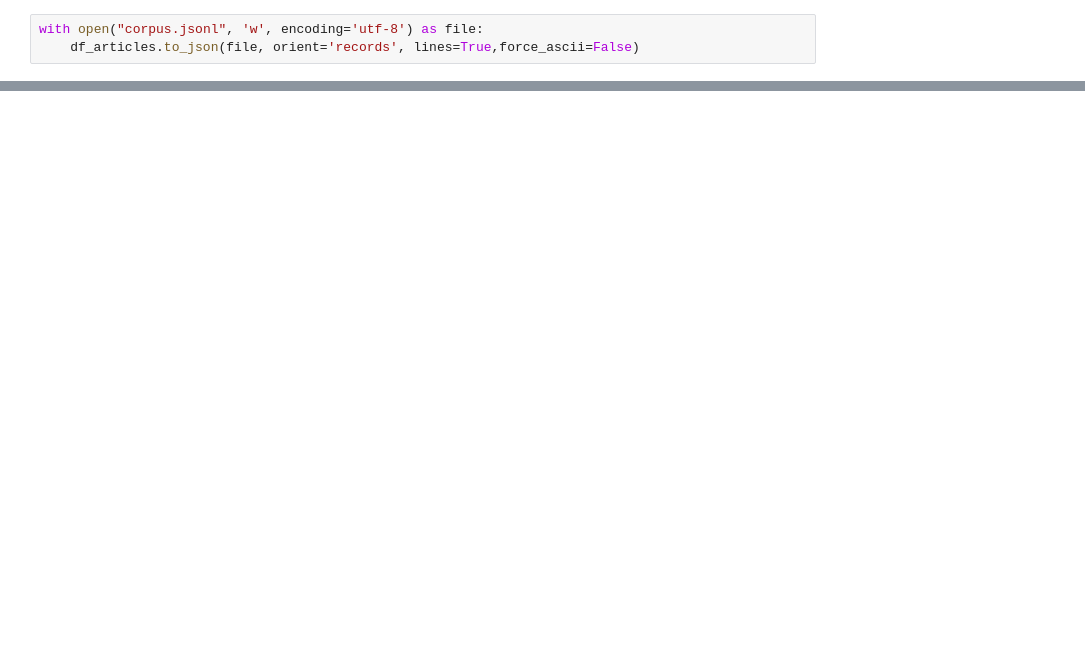
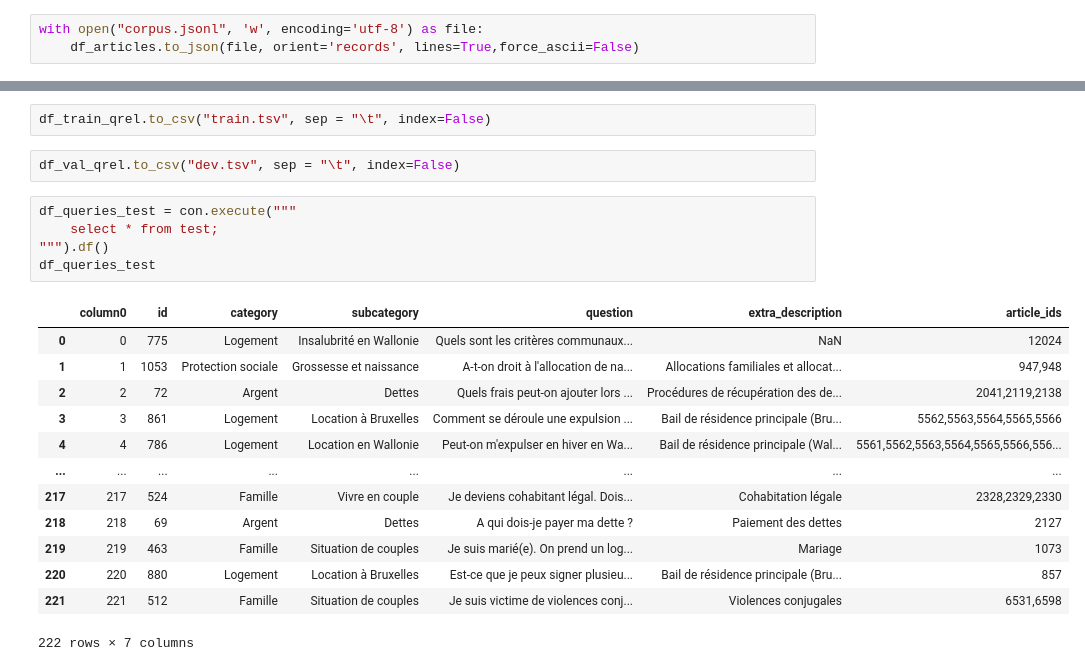
Before and after one commit to ymurong/Synthetic_Data_in_Legal_Retrieval, a Jupyter notebook: scripts/baseline/bsard/data/load_data.ipynb, the cells around one changed output, grey strips where cells are left out. Drawn from its saved outputs; the diff is of its cells as text; blank space fills up the shorter version.

Commit message:
qrels

```diff
--- a/scripts/baseline/bsard/data/load_data.ipynb
+++ b/scripts/baseline/bsard/data/load_data.ipynb
@@ -76,0 +153,23 @@ with open("corpus.jsonl", 'w', encoding='utf-8') as file:
+# %%
+df_train_qrel.to_csv("train.tsv", sep = "\t", index=False)
+# %%
+df_val_qrel.to_csv("dev.tsv", sep = "\t", index=False)
+# %%
+df_queries_test = con.execute("""
+    select * from test;
+""").df()
+df_queries_test
+# %% [output]
+|  | column0 | id | category | subcategory | question | extra_description | article_ids |
+| 0 | 0 | 775 | Logement | Insalubrité en Wallonie | Quels sont les critères communaux... | NaN | 12024 |
+| 1 | 1 | 1053 | Protection sociale | Grossesse et naissance | A-t-on droit à l'allocation de na... | Allocations familiales et allocat... | 947,948 |
+| 2 | 2 | 72 | Argent | Dettes | Quels frais peut-on ajouter lors ... | Procédures de récupération des de... | 2041,2119,2138 |
+| 3 | 3 | 861 | Logement | Location à Bruxelles | Comment se déroule une expulsion ... | Bail de résidence principale (Bru... | 5562,5563,5564,5565,5566 |
+| 4 | 4 | 786 | Logement | Location en Wallonie | Peut-on m'expulser en hiver en Wa... | Bail de résidence principale (Wal... | 5561,5562,5563,5564,5565,5566,556... |
+| ... | ... | ... | ... | ... | ... | ... | ... |
+| 217 | 217 | 524 | Famille | Vivre en couple | Je deviens cohabitant légal. Dois... | Cohabitation légale | 2328,2329,2330 |
+| 218 | 218 | 69 | Argent | Dettes | A qui dois-je payer ma dette ? | Paiement des dettes | 2127 |
+| 219 | 219 | 463 | Famille | Situation de couples | Je suis marié(e). On prend un log... | Mariage | 1073 |
+| 220 | 220 | 880 | Logement | Location à Bruxelles | Est-ce que je peux signer plusieu... | Bail de résidence principale (Bru... | 857 |
+| 221 | 221 | 512 | Famille | Situation de couples | Je suis victime de violences conj... | Violences conjugales | 6531,6598 |
+222 rows × 7 columns
```
Also changed, not shown: parts of 7 cells of this notebook, 8 other files.
